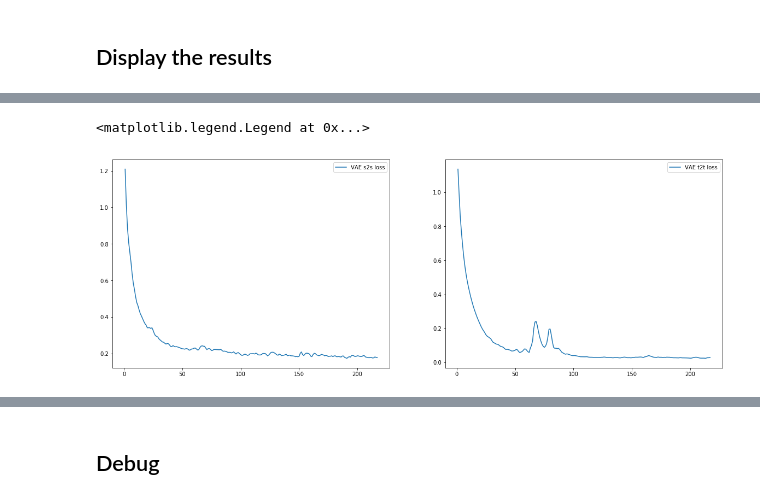
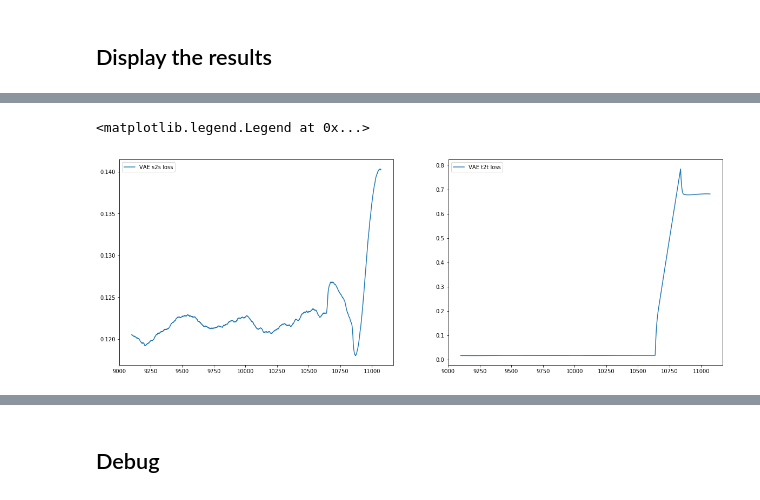
Before and after one commit to artix41/transfer-learning-algorithms, a Jupyter notebook: UNIT/unit-svhn-mnist.ipynb, the cells around one changed output, grey strips where cells are left out. Drawn from its saved outputs; the diff is of its cells as text; code cells hidden in the pictures.

```diff
--- a/UNIT/unit-svhn-mnist.ipynb
+++ b/UNIT/unit-svhn-mnist.ipynb
@@ -42,7 +42,7 @@ svhn = datasets.SVHN(root="/home/arthur/datasets/svhn", download=False)
 X_svhn = svhn.data
 X_svhn = np.transpose(X_svhn, (0,2,3,1))
 X_svhn = np.array([color.rgb2gray(im) for im in X_svhn])
-X_svhn = normalize(X_svhn, 256)
+X_svhn = normalize(X_svhn, 1)
 X_svhn = X_svhn.reshape(len(X_svhn), 32, 32, 1)
 Y_svhn = svhn.labels.flatten()%10
 X_svhn.shape
@@ -168,19 +178,27 @@ def generator(z, scope):
     initializer = tf.contrib.layers.xavier_initializer()
 
     with tf.variable_scope("generator", reuse=tf.AUTO_REUSE): # shared weights
-        # Layer 1: 4x4x256 --> 8x8x128
-        deconv1 = tf.layers.conv2d_transpose(z, 128, [5, 5], strides=2, padding='SAME', kernel_initializer=initializer, activation=leaky_relu)
+        # Layer 1: 8x8x1024 --> 8x8x512
+        deconv1 = tf.layers.conv2d_transpose(z, 512, [4, 4], strides=2, padding='SAME', kernel_initializer=initializer, activation=leaky_relu)
         deconv1 = instance_normalization(deconv1, "deconv1")
 
-    with tf.variable_scope(scope + "/generator", reuse=tf.AUTO_REUSE):
-        # Layer 2: 8x8x128 --> 16x16x64
-        deconv2 = tf.layers.conv2d_transpose(deconv1, 64, [5, 5], strides=2, padding='SAME', kernel_initializer=initializer, activation=leaky_relu)
+        # Layer 2: 8x8x512 --> 16x16x256
+        deconv2 = tf.layers.conv2d_transpose(deconv1, 256, [4, 4], strides=2, padding='SAME', kernel_initializer=initializer, activation=leaky_relu)
         deconv2 = instance_normalization(deconv2, "deconv2")
 
-       # Layer 3: 16x16x64 --> 32x32x1
-        deconv3 = tf.layers.conv2d_transpose(deconv2, 1, [5, 5], strides=2, padding='SAME', kernel_initializer=initializer, activation=tf.nn.tanh)
+        # Layer 3: 16x16x256 --> 32x32x512
+        deconv3 = tf.layers.conv2d_transpose(deconv2, 128, [4, 4], strides=1, padding='SAME', kernel_initializer=initializer, activation=leaky_relu)
+        deconv3 = instance_normalization(deconv3, "deconv3")
 
-    return deconv3
+    with tf.variable_scope(scope + "/generator", reuse=tf.AUTO_REUSE):
+        # Layer 3: 16x16x256 --> 32x32x512
+        deconv4 = tf.layers.conv2d_transpose(deconv3, 64, [4, 4], strides=1, padding='SAME', kernel_initializer=initializer, activation=leaky_relu)
+        deconv4 = instance_normalization(deconv4, "deconv4")
+
+        # Layer 6: 16x16x64 --> 32x32x1
+        deconv5 = tf.layers.conv2d_transpose(deconv4, 1, [1, 1], strides=1, padding='SAME', kernel_initializer=initializer, activation=tf.nn.tanh)
+
+    return deconv5
 # %% [markdown]
 ### Define the graph
 # %%
@@ -327,7 +345,7 @@ saver = tf.train.Saver()
 # i = len(iter_list)
 # %%
 nb_iter = 100000
-nb_iter_d = 10
+nb_iter_d = 5
 nb_iter_vae = 1
 nb_iter_g = 1
 # G_s2t_loss_curr = 0.001
@@ -479,5 +514,5 @@ plt.axis('off')
 # %%
-k = 1000
+k = 100
 start = 0
 def smooth(x_list):
     res = [np.sum([x_list[k+j] for j in range(-k, k+1)])]
@@ -502,16 +537,16 @@ plt.legend()
 # %%
-start = 0
-k = 1
+start = 9000
+k = 100
 plt.subplot(1,2,1)
 plt.plot(iter_list[k+start:-k], smooth(vae_s2s_loss_list[start:]), label="VAE s2s loss")
 plt.legend()
 
 plt.subplot(1,2,2)
 plt.plot(iter_list[k+start:-k], smooth(vae_t2t_loss_list[start:]), label="VAE t2t loss")
 plt.legend()
 # %% [output]
 <matplotlib.legend.Legend at 0x...>
-[figure, old version]
+[figure, new version]
 # %%
 plt.plot(iter_list[k+start:-k], smooth(classif_t2s_loss_list[start:]), label="Classif loss")
 plt.legend()
```
Also changed, not shown: parts of 16 cells of this notebook.
